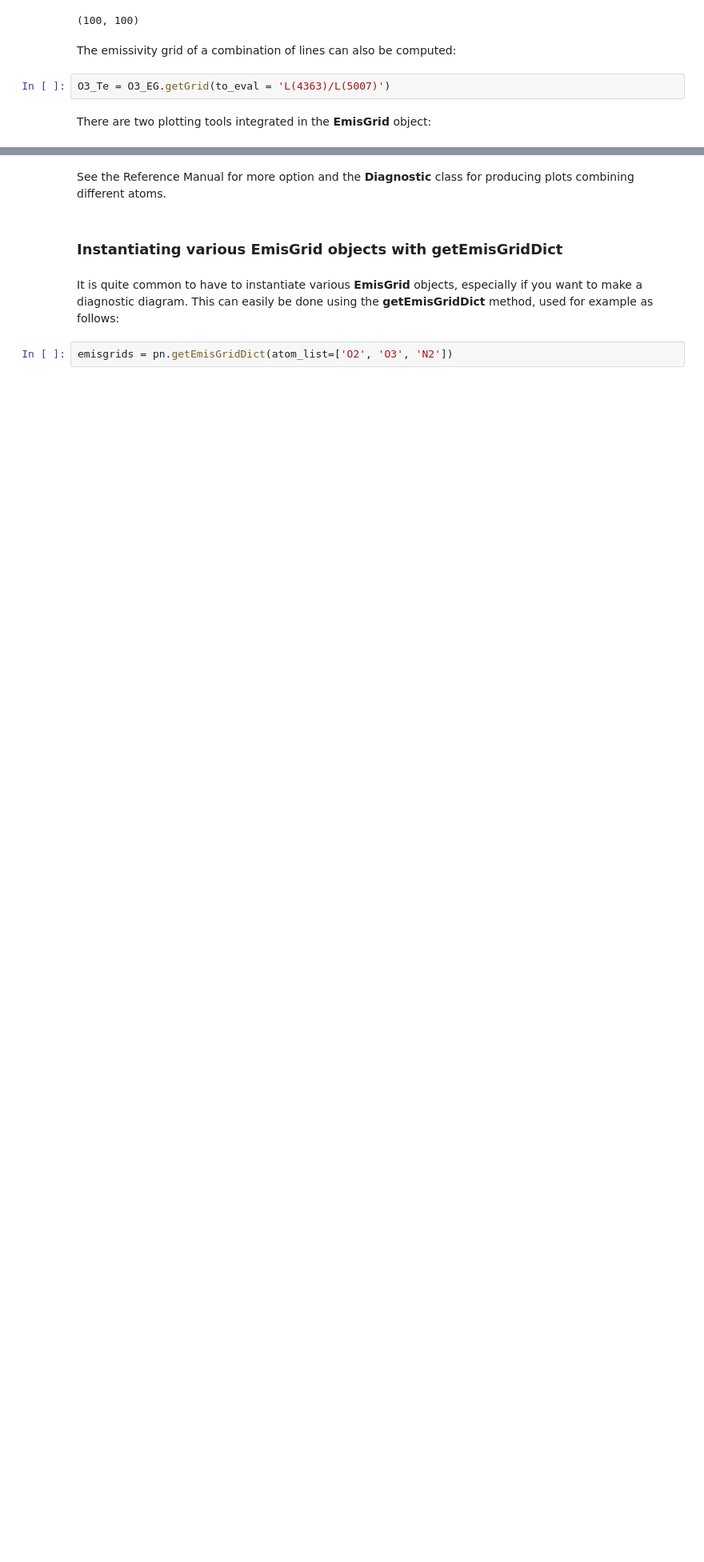
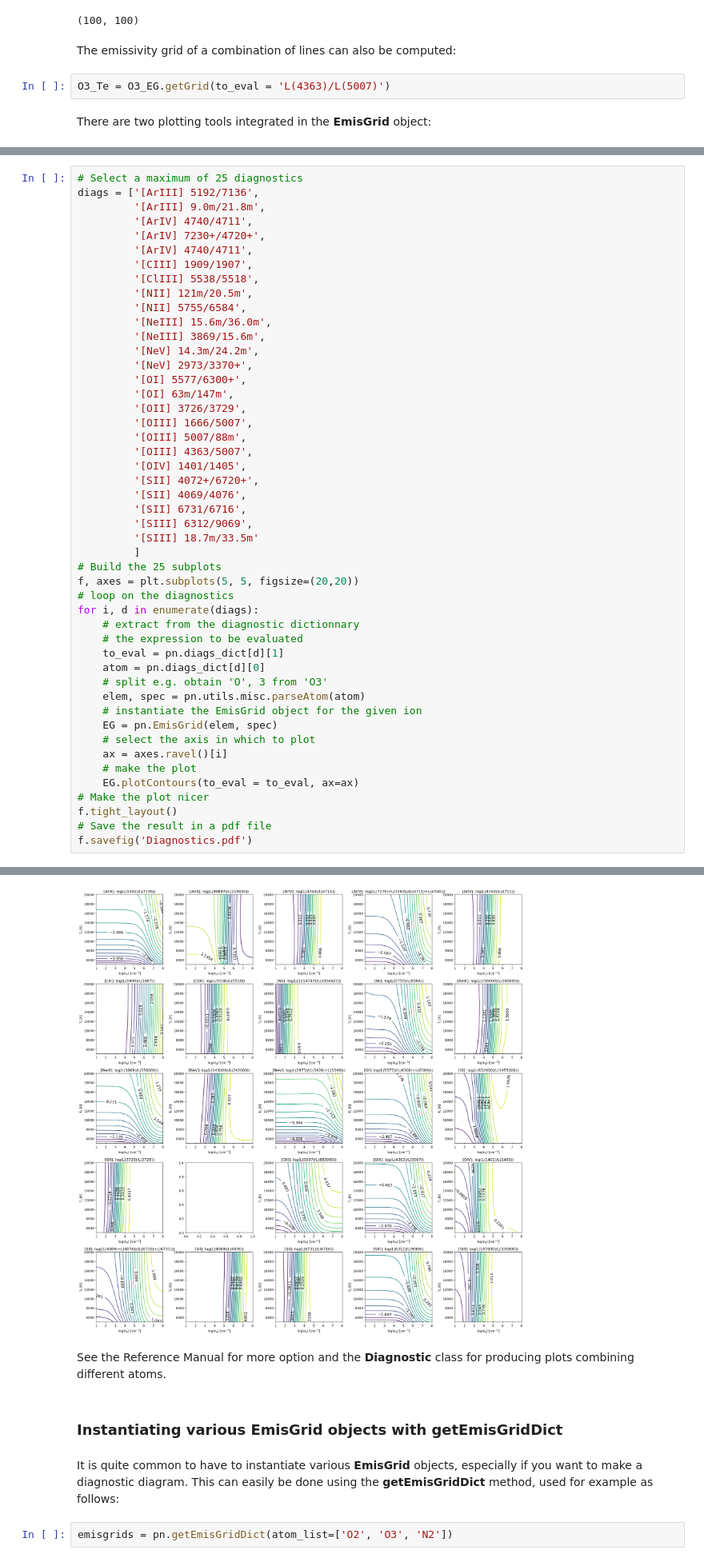
Before and after one commit to Morisset/PyNeb_devel, a Jupyter notebook: docs/Notebooks/PyNeb_manual_7.ipynb, the cells around one changed output, grey strips where cells are left out. Shown at 80% size. Drawn from its saved outputs; the diff is of its cells as text; blank space fills up the shorter version.

```diff
--- a/docs/Notebooks/PyNeb_manual_7.ipynb
+++ b/docs/Notebooks/PyNeb_manual_7.ipynb
@@ -46,0 +46,49 @@ f.savefig('OIII_diag.pdf')
+# %%
+# Select a maximum of 25 diagnostics
+diags = ['[ArIII] 5192/7136',
+         '[ArIII] 9.0m/21.8m',
+         '[ArIV] 4740/4711',
+         '[ArIV] 7230+/4720+',
+         '[ArIV] 4740/4711',
+         '[CIII] 1909/1907',
+         '[ClIII] 5538/5518',
+         '[NII] 121m/20.5m',
+         '[NII] 5755/6584',
+         '[NeIII] 15.6m/36.0m',
+         '[NeIII] 3869/15.6m',
+         '[NeV] 14.3m/24.2m',
+         '[NeV] 2973/3370+',
+         '[OI] 5577/6300+',
+         '[OI] 63m/147m',
+         '[OII] 3726/3729',
+         '[OIII] 1666/5007',
+         '[OIII] 5007/88m',
+         '[OIII] 4363/5007',
+         '[OIV] 1401/1405',
+         '[SII] 4072+/6720+',
+         '[SII] 4069/4076',
+         '[SII] 6731/6716',
+         '[SIII] 6312/9069',
+         '[SIII] 18.7m/33.5m'
+         ]
+# Build the 25 subplots
+f, axes = plt.subplots(5, 5, figsize=(20,20))
+# loop on the diagnostics
+for i, d in enumerate(diags):
+    # extract from the diagnostic dictionnary
+    # the expression to be evaluated
+    to_eval = pn.diags_dict[d][1]
+    atom = pn.diags_dict[d][0]
+    # split e.g. obtain 'O', 3 from 'O3'
+    elem, spec = pn.utils.misc.parseAtom(atom)
+    # instantiate the EmisGrid object for the given ion
+    EG = pn.EmisGrid(elem, spec)
+    # select the axis in which to plot
+    ax = axes.ravel()[i]
+    # make the plot
+    EG.plotContours(to_eval = to_eval, ax=ax)
+# Make the plot nicer
+f.tight_layout()
+# Save the result in a pdf file
+f.savefig('Diagnostics.pdf')
+# %% [output]
@@ -47,3 +96,4 @@ f.savefig('OIII_diag.pdf')
+[figure, added]
 # %% [markdown]
 See the Reference Manual for more option and the __Diagnostic__ class for producing plots combining different atoms.
 # %% [markdown]
```
Also changed, not shown: parts of 12 cells of this notebook, 16 other files.
